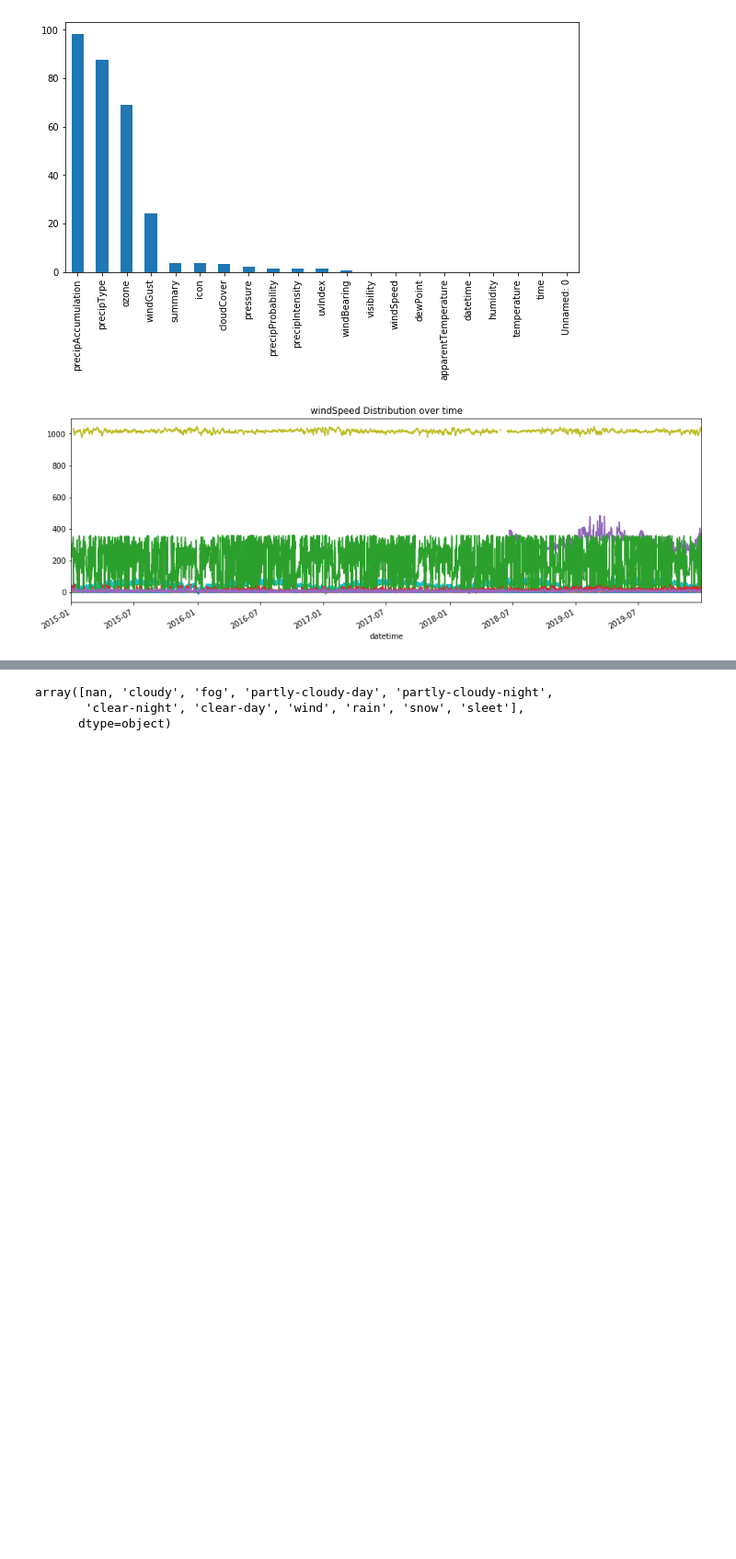
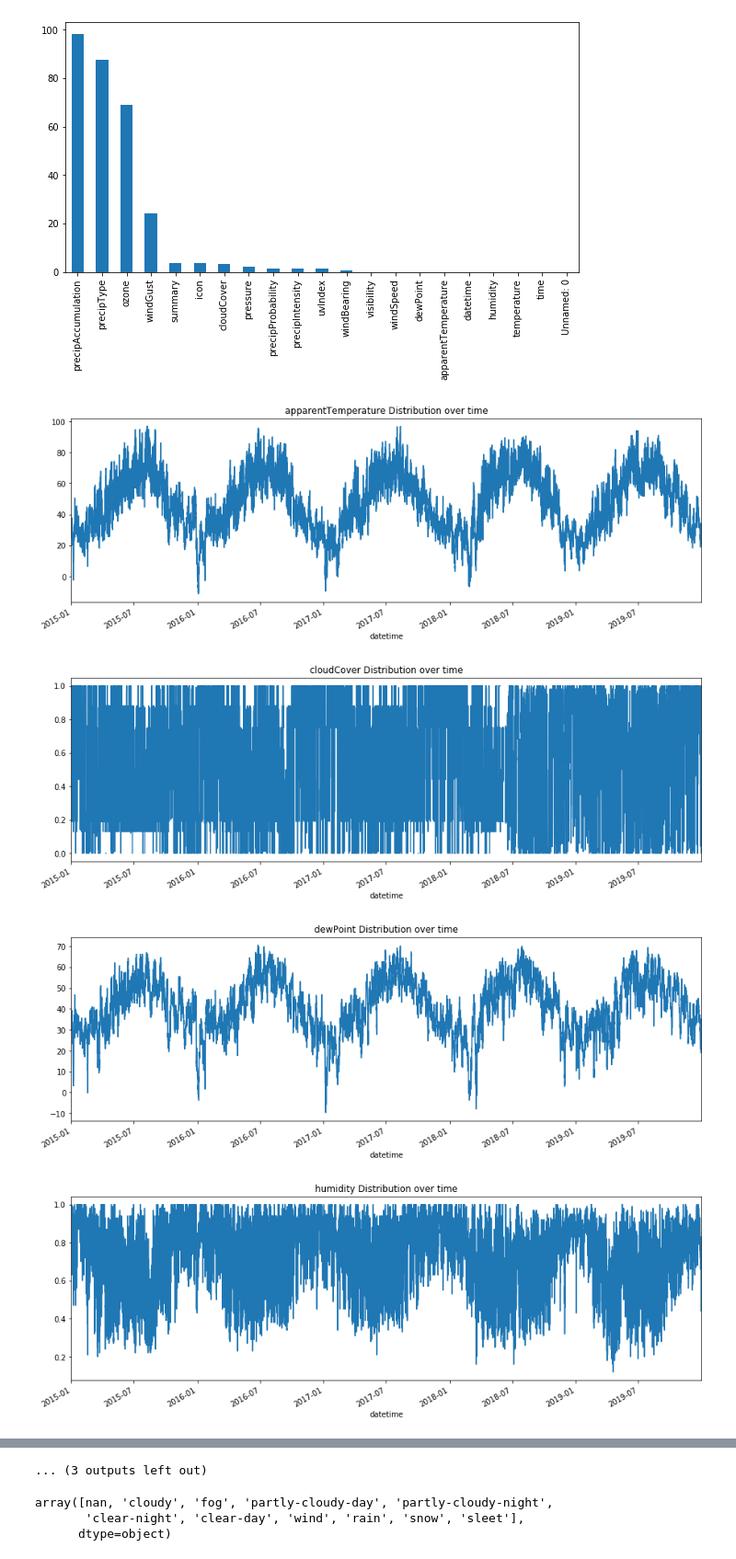
Before and after one commit to mattzajac/DataWorkshop_Competition_Warsaw_Air_Pollution, a Jupyter notebook: Warsaw Air Pollution EDA.ipynb, the cells around one changed output, grey strips where cells are left out. Shown at 92% size. Drawn from its saved outputs; the diff is of its cells as text; code cells hidden in the pictures; blank space fills up the shorter version.

```diff
--- a/Warsaw Air Pollution EDA.ipynb
+++ b/Warsaw Air Pollution EDA.ipynb
@@ -167,13 +167,17 @@ missing_perc.plot.bar(figsize=(10,5), color=base_color);
 # %%
 feats = ['apparentTemperature', 'cloudCover', 'dewPoint', 'humidity', 'ozone',
          'precipAccumulation', 'precipIntensity', 'precipProbability', 'pressure', 'temperature', 'uvIndex', 'visibility',
          'windBearing', 'windGust', 'windSpeed']
 
 
 for x in feats:
     darksky_copy = darksky.copy()
     darksky_copy.index = darksky_copy.datetime
+    plt.figure(figsize=(15, 5))
     plt.title('{} Distribution over time'.format(x))
-    darksky_copy[x].plot(figsize=(15, 5));
+    darksky_copy[x].plot();
 # %% [output]
-[figure, old version]
+[figure, new version]
+[figure, added]
+[figure, added]
+[figure, added]
@@ -180,3 +192,4 @@ for x in feats:
+... (3 outputs left out)
 # %%
 # check 'object' feature called 'icon'
 darksky.icon.unique()
```
Also changed, not shown: parts of 5 cells of this notebook.
